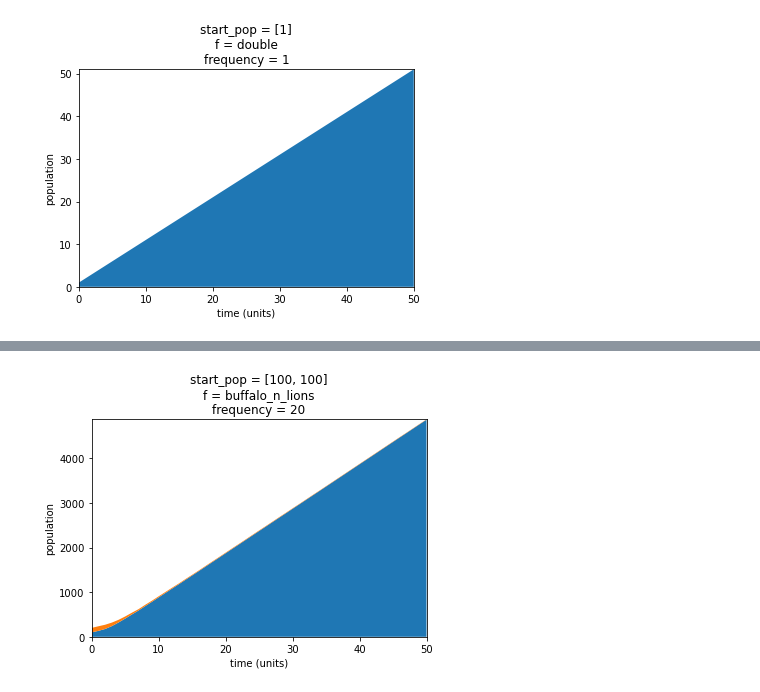
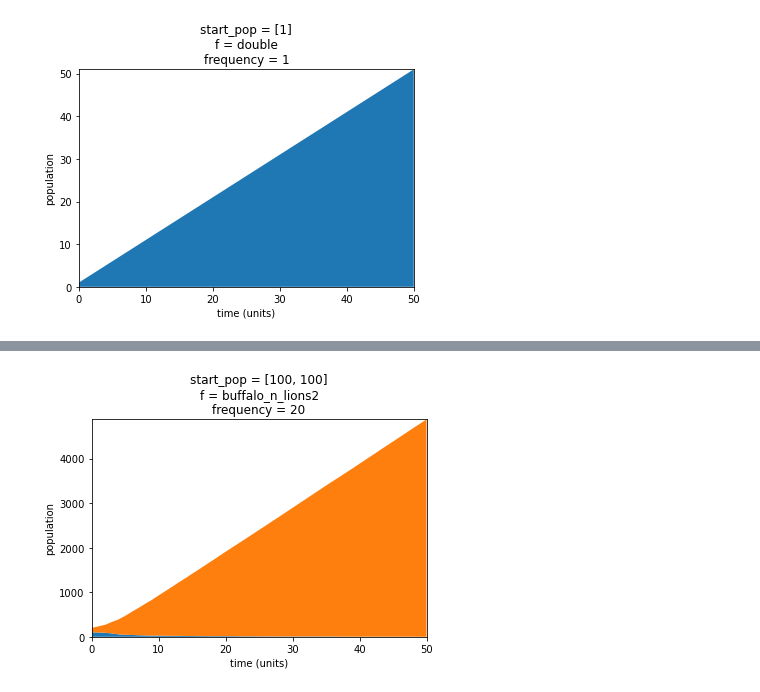
Before and after one commit to LouieMekler/pswp, a Jupyter notebook: pswp6.ipynb, the cells around one changed output, grey strips where cells are left out. Saved outputs shown, nothing was run; the diff lists cells and outputs as text; code cells hidden in the pictures.

```diff
--- a/pswp6.ipynb
+++ b/pswp6.ipynb
@@ -256,10 +261,6 @@ def buffalo_n_lions(a,b,c,d,e):
     if animals[0] > animals[1]:
         return (0,) * animals[0]*2
     return (1,) * animals[1]*2
-# %%
-program2([100,100], buffalo_n_lions)
-# %% [output]
-[figure, old version]
 # %%
 def rps(x,y):
     if x==y:
@@ -273,4 +274,17 @@ def rps(x,y):
             return (0,0)
     if m==1:
         return (2,2)
+# %%
+def buffalo_n_lions2(a,b,c,d,e):
+    animals = [0,0]
+    for p in [a,b,c,d,e]:
+        animals[p] += 1
+
+    if animals[0] > animals[1]:
+        return (0,) * animals[0]*2
+    return (1,) * animals[1]*2
+# %%
+program2([100,100], buffalo_n_lions2)
+# %% [output]
+[figure, new version]
 # %%
```
Also changed, not shown: parts of 9 cells of this notebook.
